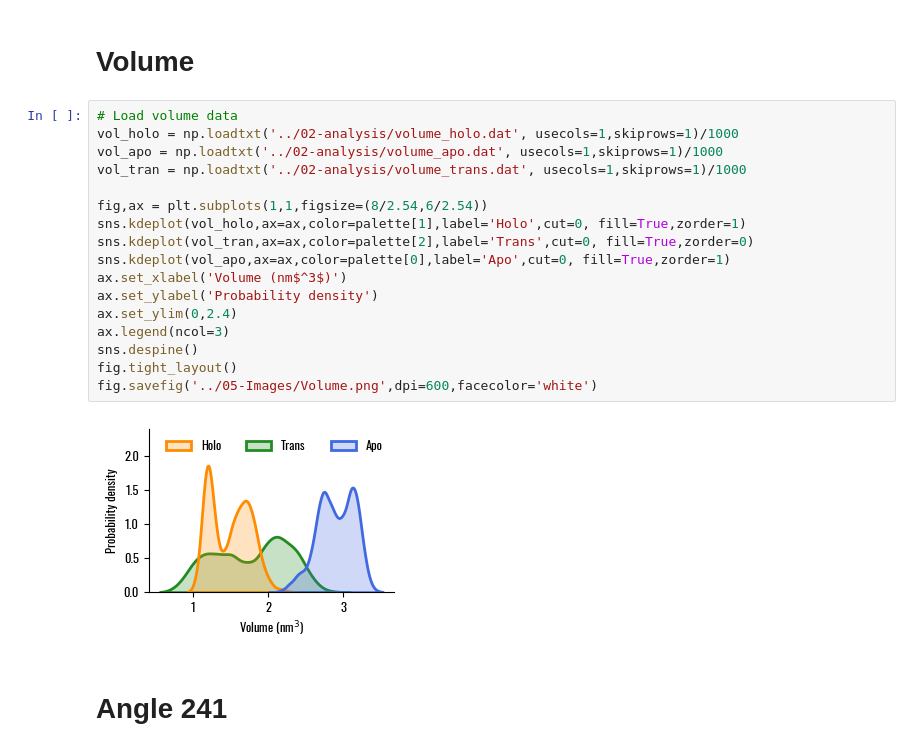
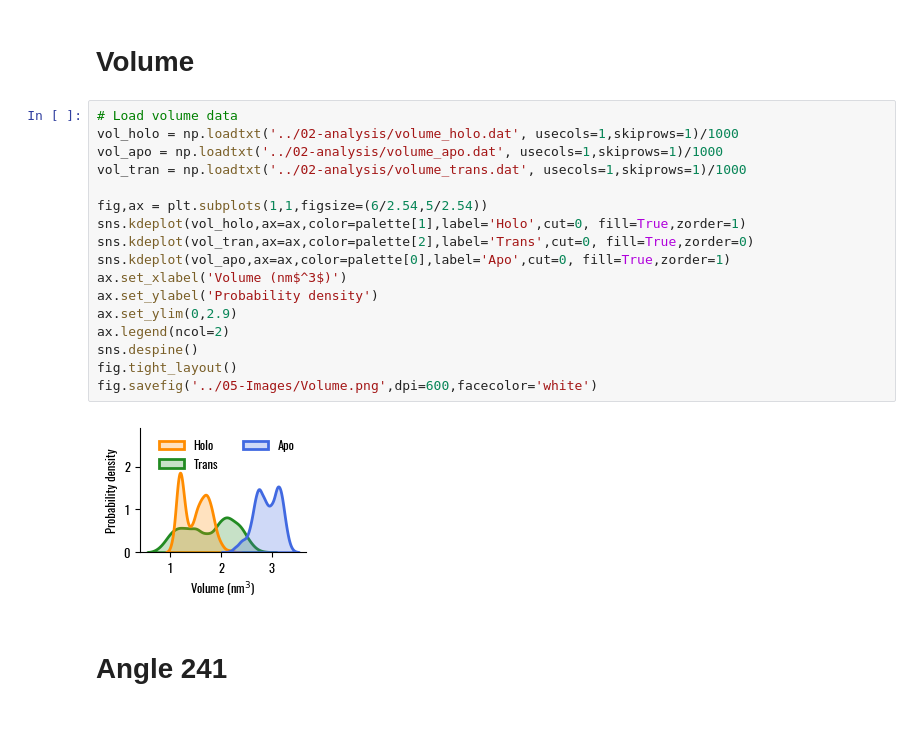
Before and after one commit to lorenzopallante/TAS2R46, a Jupyter notebook: Conformational_analysis.ipynb, the cells around one changed output. Cells and saved outputs as stored; diff of their text form; blank space fills up the shorter version.

```diff
--- a/Conformational_analysis.ipynb
+++ b/Conformational_analysis.ipynb
@@ -133,22 +133,22 @@ fig.savefig('../05-Images/RMSF.png',dpi=600,facecolor='white')
 # %%
 # Load volume data
 vol_holo = np.loadtxt('../02-analysis/volume_holo.dat', usecols=1,skiprows=1)/1000
 vol_apo = np.loadtxt('../02-analysis/volume_apo.dat', usecols=1,skiprows=1)/1000
 vol_tran = np.loadtxt('../02-analysis/volume_trans.dat', usecols=1,skiprows=1)/1000
 
-fig,ax = plt.subplots(1,1,figsize=(8/2.54,6/2.54))
+fig,ax = plt.subplots(1,1,figsize=(6/2.54,5/2.54))
 sns.kdeplot(vol_holo,ax=ax,color=palette[1],label='Holo',cut=0, fill=True,zorder=1)
 sns.kdeplot(vol_tran,ax=ax,color=palette[2],label='Trans',cut=0, fill=True,zorder=0)
 sns.kdeplot(vol_apo,ax=ax,color=palette[0],label='Apo',cut=0, fill=True,zorder=1)
 ax.set_xlabel('Volume (nm$^3$)')
 ax.set_ylabel('Probability density')
-ax.set_ylim(0,2.4)
-ax.legend(ncol=3)
+ax.set_ylim(0,2.9)
+ax.legend(ncol=2)
 sns.despine()
 fig.tight_layout()
 fig.savefig('../05-Images/Volume.png',dpi=600,facecolor='white')
 # %% [output]
-[figure, old version]
+[figure, new version]
 # %% [markdown]
 # Angle 241
 # %%
```
Also changed, not shown: parts of 1 cell of this notebook, 1 other file.
